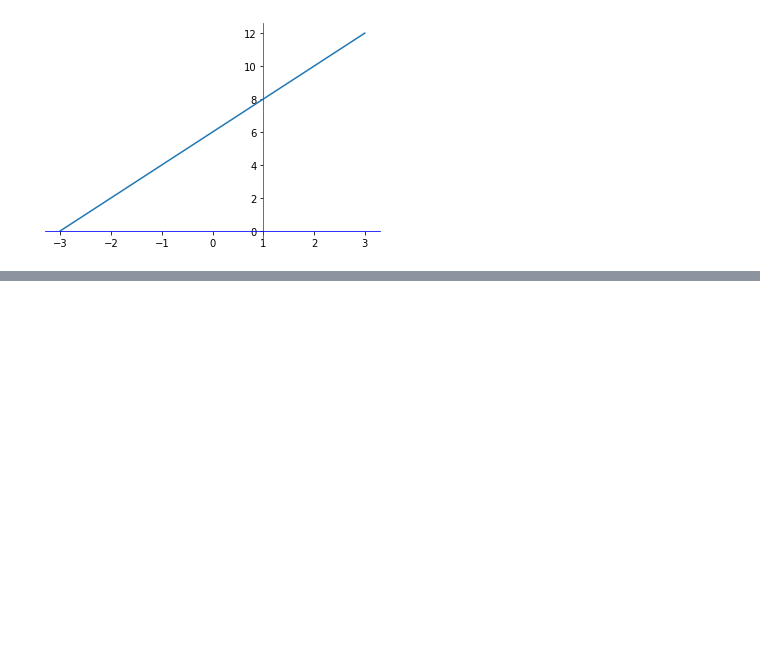
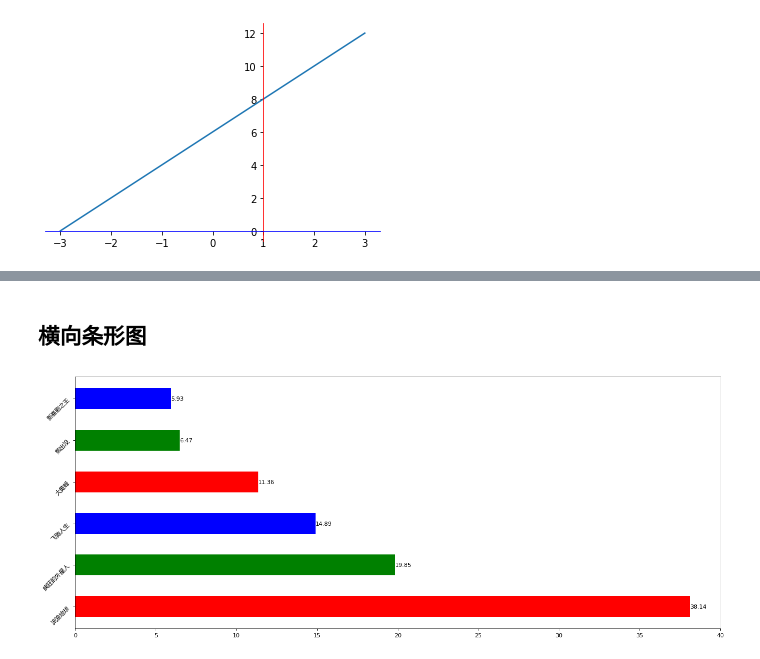
Before and after one commit to chenrun666/BigData, a Jupyter notebook: code/Python进阶/Matplotlib/main.ipynb, the cells around one changed output, grey strips where cells are left out. Cells and saved outputs as stored; diff of their text form; code cells hidden in the pictures; blank space fills up the shorter version.

```diff
--- a/code/Python进阶/Matplotlib/main.ipynb
+++ b/code/Python进阶/Matplotlib/main.ipynb
@@ -183,0 +238,19 @@ plt.show()
+# %% [markdown]
+## 横向条形图
+# %%
+a = ['流浪地球', '疯狂的外星人', '飞驰人生', '大黄蜂', '熊出没', '新喜剧之王']
+b = ['38.14', '19.85', '14.89', '11.36', '6.47', '5.93']
+
+plt.figure(figsize=(20, 8), dpi=80)
+
+# rects = plt.barh(range(len(a)), b, height=0.5, color="r")
+rects = plt.barh(a, [float(i) for i in b], height=0.5, color=['r', 'g', 'b'] * 2)
+plt.yticks(range(len(a)), a, fontproperties=my_font, rotation=45)
+
+for rect in rects:
+    width = rect.get_width()
+    plt.text(width, rect.get_y() + 0.5 / 2, str(width), va="center")
+
+plt.show()
+# %% [output]
+[figure, added]
```
Also changed, not shown: parts of 14 cells of this notebook.
